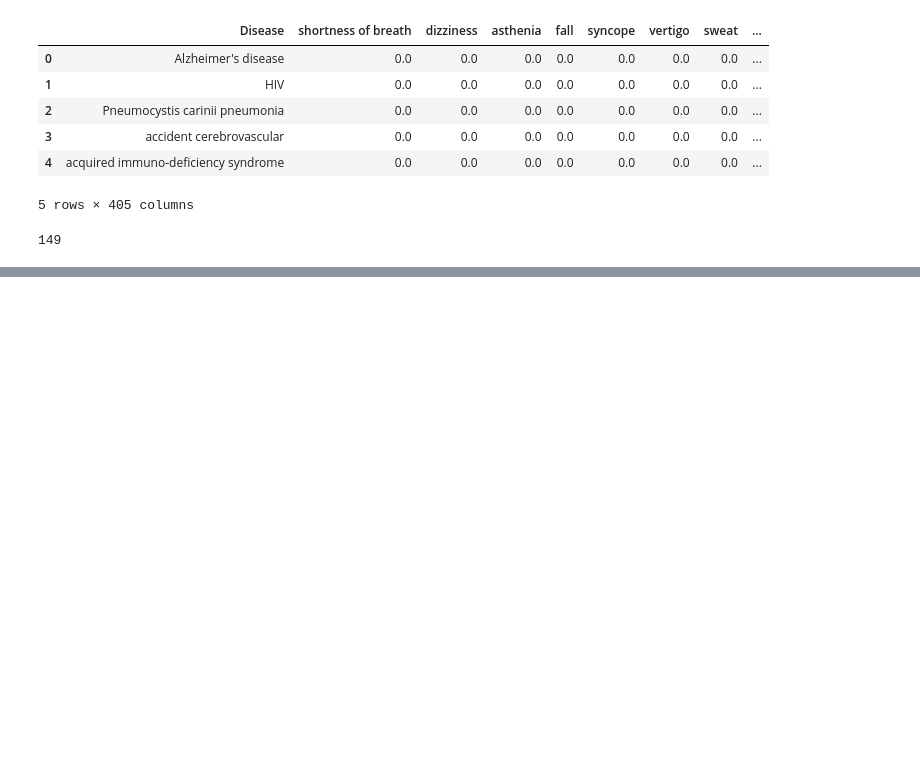
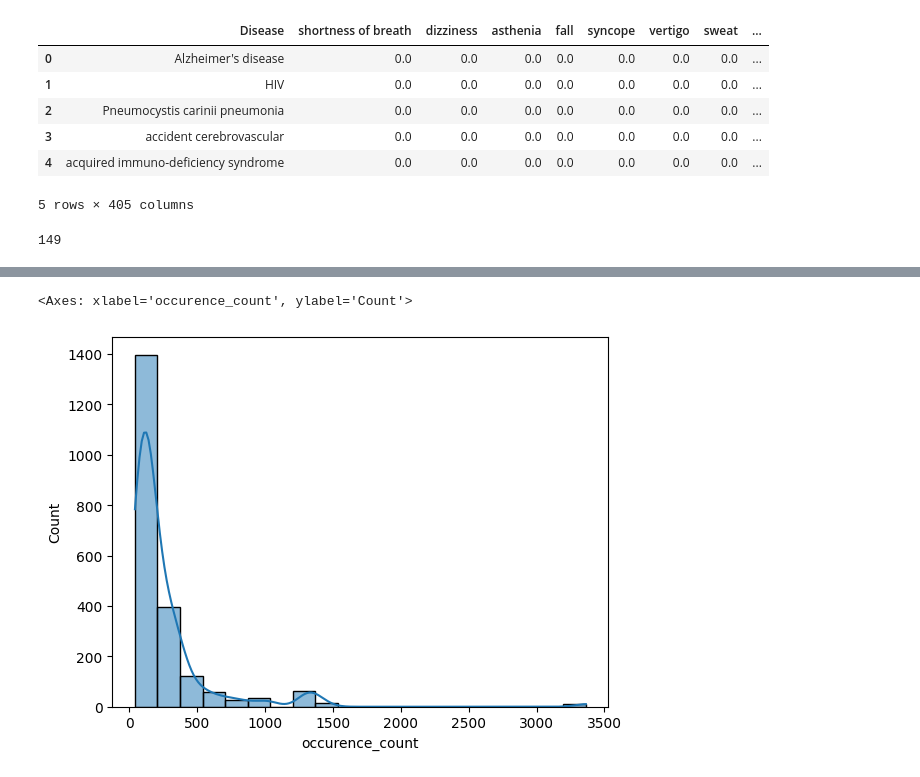
Before and after one commit to HinalBhagatLTI/Medical-Analysis-V1, a Jupyter notebook: notebook/medical_semistructure_data_preprocessingl.ipynb, the cells around one changed output, grey strips where cells are left out. Cells and saved outputs as stored; diff of their text form; code cells hidden in the pictures; blank space fills up the shorter version.

```diff
--- a/notebook/medical_semistructure_data_preprocessingl.ipynb
+++ b/notebook/medical_semistructure_data_preprocessingl.ipynb
@@ -319,0 +358,5 @@ y = df_concat['Disease']
+# %%
+sns.histplot(df['occurence_count'], bins=20, kde=True)
+# %% [output]
+<Axes: xlabel='occurence_count', ylabel='Count'>
+[figure, added]
```
Also changed, not shown: parts of 10 cells of this notebook, 2 other files.
